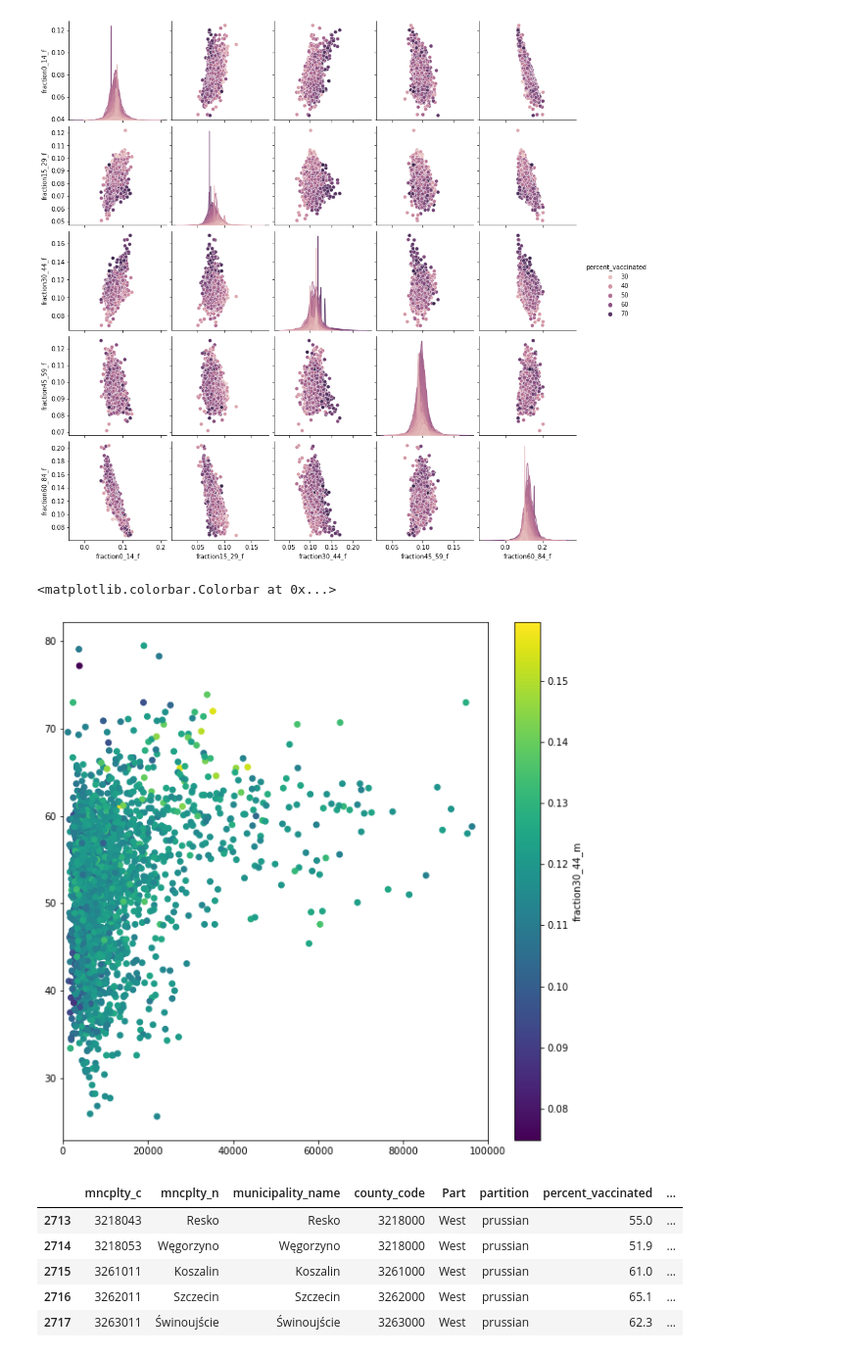
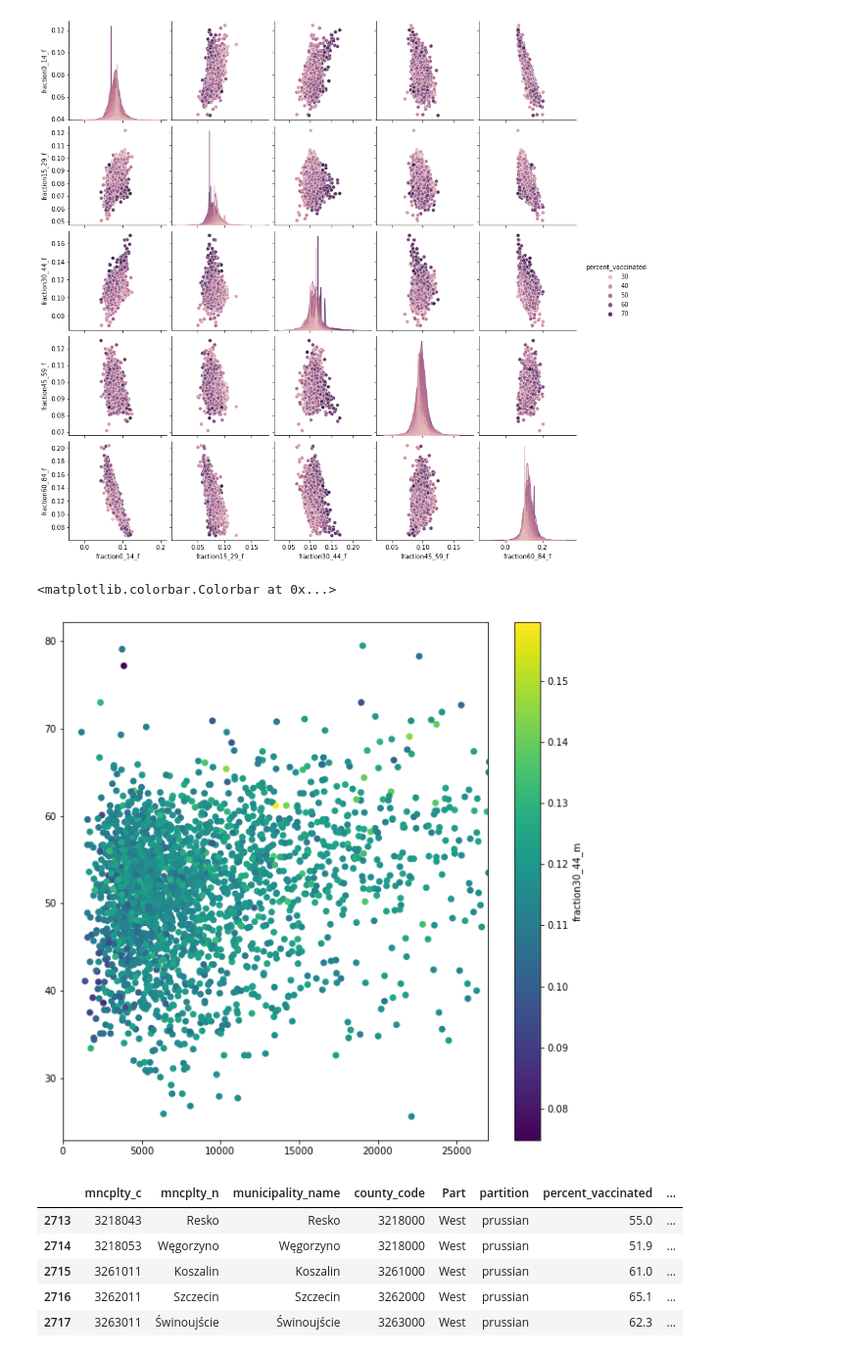
Before and after one commit to bahadurvikram/EC2024, a Jupyter notebook: Untitled-1.ipynb, the cells around one changed output. Shown at 98% size. Saved outputs shown, nothing was run; the diff lists cells and outputs as text; code cells hidden in the pictures.

```diff
--- a/Untitled-1.ipynb
+++ b/Untitled-1.ipynb
@@ -38,0 +50,2 @@ covid_df.head(5)
+# %%
+covid_df['Urb'] = covid_df['municipality_code']%10
@@ -271,14 +307,14 @@ sns.pairplot(covid_df[demographics_f], hue = 'percent_vaccinated')
 # %%
 plt.figure(figsize=(10, 10))
 
 plt.scatter(covid_df[['population_total']], covid_df[['percent_vaccinated']], c=covid_df['fraction30_44_m'], cmap='viridis')
 
-plt.xlim(0, 100000)
+plt.xlim(0, 27000)
 
 plt.colorbar(label='fraction30_44_m')
 # %% [output]
 <matplotlib.colorbar.Colorbar at 0x...>
-[figure, old version]
+[figure, new version]
 # %%
 covidpartwise__file = 'partwise.csv'
 
```
Also changed, not shown: parts of 7 cells of this notebook.
